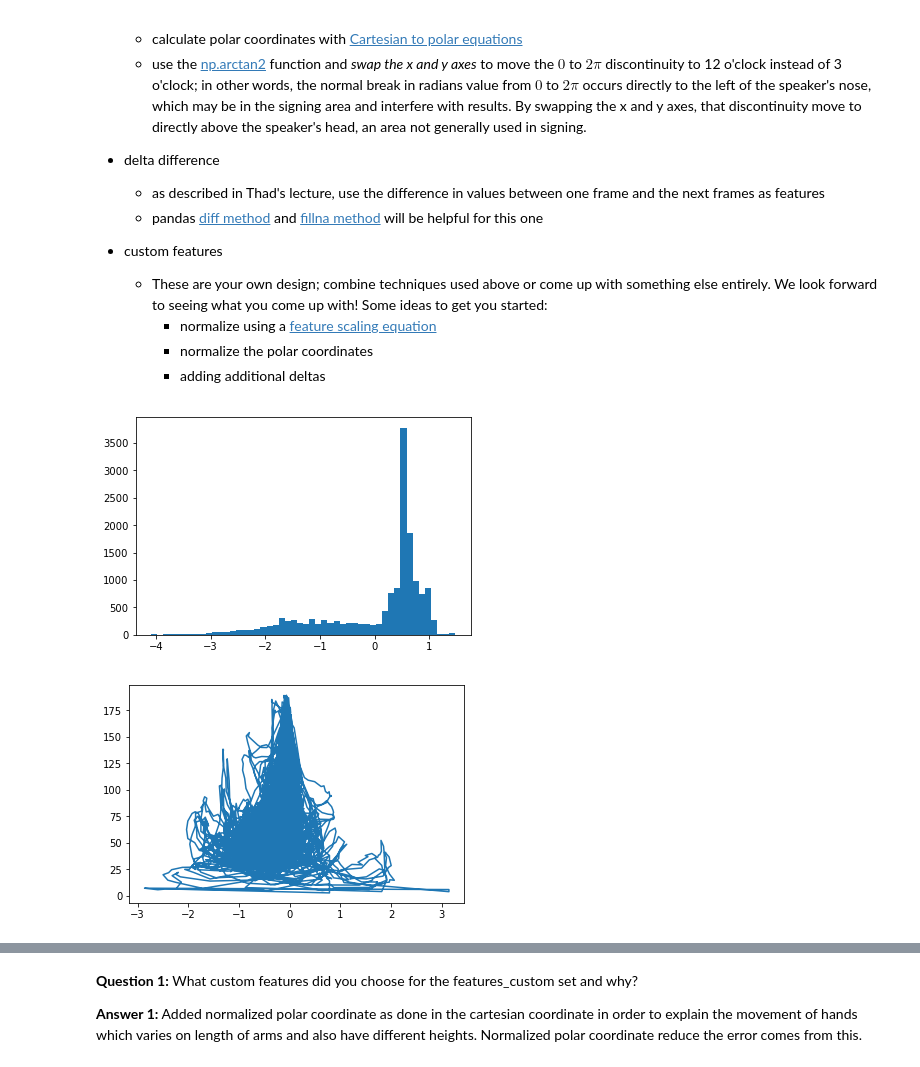
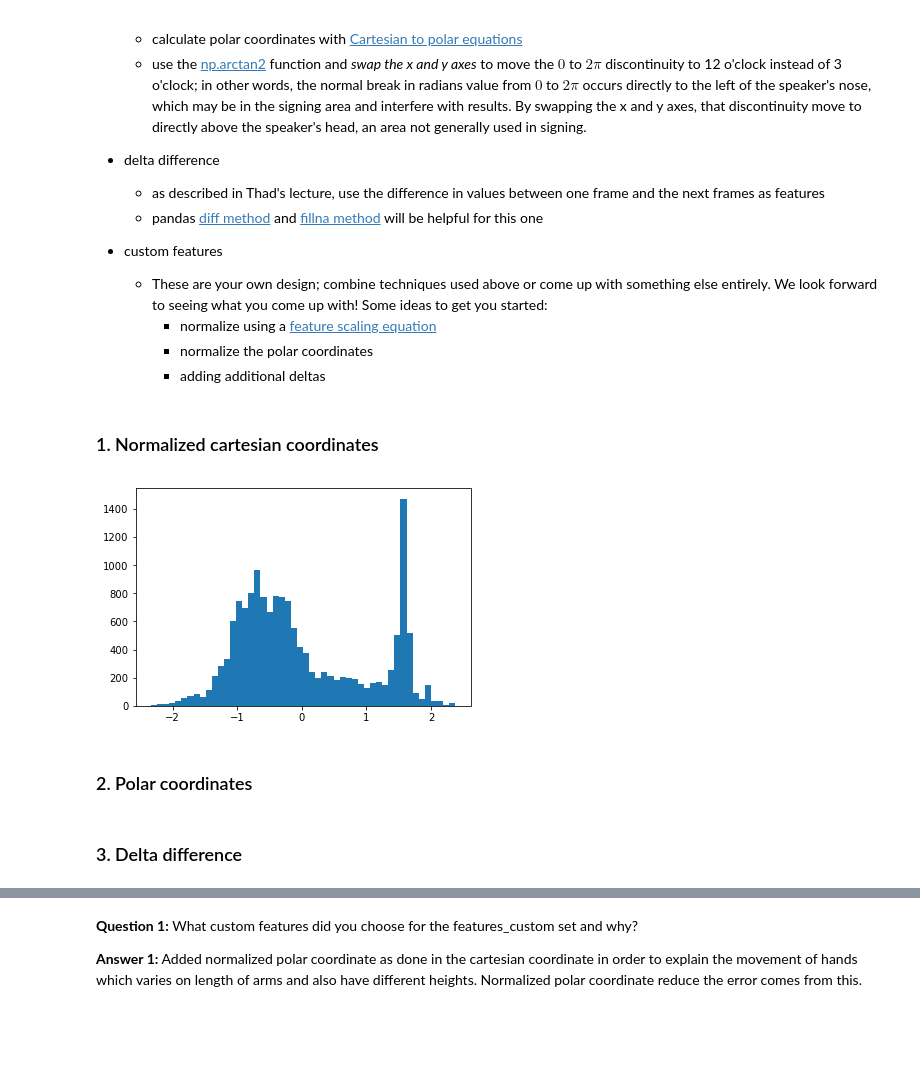
Before and after one commit to sadhi003/AIND-Recognizer, a Jupyter notebook: asl_recognizer.ipynb, the cells around one changed output, grey strips where cells are left out. Cells and saved outputs as stored; diff of their text form; code cells hidden in the pictures; blank space fills up the shorter version.

```diff
--- a/asl_recognizer.ipynb
+++ b/asl_recognizer.ipynb
@@ -205,51 +205,27 @@ Implement four feature sets and answer the question that follows.
         - normalize using a [feature scaling equation](https://en.wikipedia.org/wiki/Feature_scaling)
         - normalize the polar coordinates
         - adding additional deltas
-# %%
-# TODO add features for normalized by speaker values of left, right, x, y
-# Name these 'norm-rx', 'norm-ry', 'norm-lx', and 'norm-ly'
-# using Z-score scaling (X-Xmean)/Xstd
-
-features_norm = ['norm-rx', 'norm-ry', 'norm-lx','norm-ly']
-# get mean by mapping from group
-'''mean_right_x = asl.df['speaker'].map(df_means['right-x'])
-#print (mean_right_x)
-mean_right_y = asl.df['speaker'].map(df_means['right-y'])
-mean_left_x = asl.df['speaker'].map(df_means['left-x'])
-mean_left_y = asl.df['speaker'].map(df_means['left-y'])
-
-# get std
-std_right_x = asl.df['speaker'].map(df_std['right-x'])
-std_right_y = asl.df['speaker'].map(df_std['right-y'])
-std_left_x = asl.df['speaker'].map(df_std['left-x'])
-std_left_y = asl.df['speaker'].map(df_std['left-y'])
-
-# normal variable
-norm_rx = (asl.df['right-x'] - mean_right_x) / std_right_x
-norm_ry = (asl.df['right-y'] - mean_right_y) / std_right_y
-norm_lx = (asl.df['left-x'] - mean_left_x) / std_left_x
-norm_ly = (asl.df['left-y'] - mean_left_y) / std_left_y
-plt.hist(norm_ly,50,color='r')
-plt.show()
-'''
-mean_right_x = asl.df['speaker'].map(df_means['right-x'])
-mean_right_y = asl.df['speaker'].map(df_means['right-y'])
-mean_left_x  = asl.df['speaker'].map(df_means['left-x'])
-mean_left_y  = asl.df['speaker'].map(df_means['left-y'])
-
-std_right_x = asl.df['speaker'].map(df_std['right-x'])
-std_right_y = asl.df['speaker'].map(df_std['right-y'])
-std_left_x  = asl.df['speaker'].map(df_std['left-x'])
-std_left_y  = asl.df['speaker'].map(df_std['left-y'])
-
-asl.df['norm-rx'] = (asl.df['right-x'] - mean_right_x) / std_right_x
-asl.df['norm-ry'] = (asl.df['right-y'] - mean_right_y) / std_right_y
-asl.df['norm-lx'] = (asl.df['left-x'] - mean_left_x) / std_left_x
-asl.df['norm-ly'] = (asl.df['left-y'] - mean_left_y) / std_left_y
-plt.hist(asl.df['norm-ly'],50)
-plt.show()
-# %% [output]
-[figure, removed]
+# %% [markdown]
+### 1. Normalized cartesian coordinates
+# %%
+# TODO add features for normalized by speaker values of left, right, x, y
+# Name these 'norm-rx', 'norm-ry', 'norm-lx', and 'norm-ly'
+# using Z-score scaling (X-Xmean)/Xstd
+
+features_norm = ['norm-rx', 'norm-ry', 'norm-lx','norm-ly']
+# get mean by mapping from group
+
+cols = ['right-x', 'right-y','left-x', 'left-y']
+for i,f in enumerate(features_norm):
+    mean = asl.df['speaker'].map(df_means[cols[i]])
+    std = asl.df['speaker'].map(df_std[cols[i]])
+    asl.df[f]=(asl.df[cols[i]] - mean) / std
+plt.hist(asl.df['norm-ry'],50)
+plt.show()
+# %% [output]
+[figure, added]
+# %% [markdown]
+### 2. Polar coordinates
 # %%
 # TODO add features for polar coordinate values where the nose is the origin
 # Name these 'polar-rr', 'polar-rtheta', 'polar-lr', and 'polar-ltheta'
@@ -266,11 +242,8 @@ asl.df['polar-rr'] = np.sqrt(grnd_rx*grnd_rx + grnd_ry*grnd_ry)
 asl.df['polar-rtheta'] = np.arctan2(grnd_rx, grnd_ry)
 asl.df['polar-lr'] = np.sqrt(grnd_lx*grnd_lx + grnd_ly*grnd_ly)
 asl.df['polar-ltheta'] = np.arctan2(grnd_lx, grnd_ly)
-
-plt.plot( asl.df['polar-rtheta'],asl.df['polar-rr'])
-plt.show()
-# %% [output]
-[figure, removed]
+# %% [markdown]
+### 3. Delta difference
 # %%
 # TODO add features for left, right, x, y differences by one time step, i.e. the "delta" values discussed in the lecture
 # Name these 'delta-rx', 'delta-ry', 'delta-lx', and 'delta-ly'
```
Also changed, not shown: parts of 33 cells of this notebook, 3 other files.
